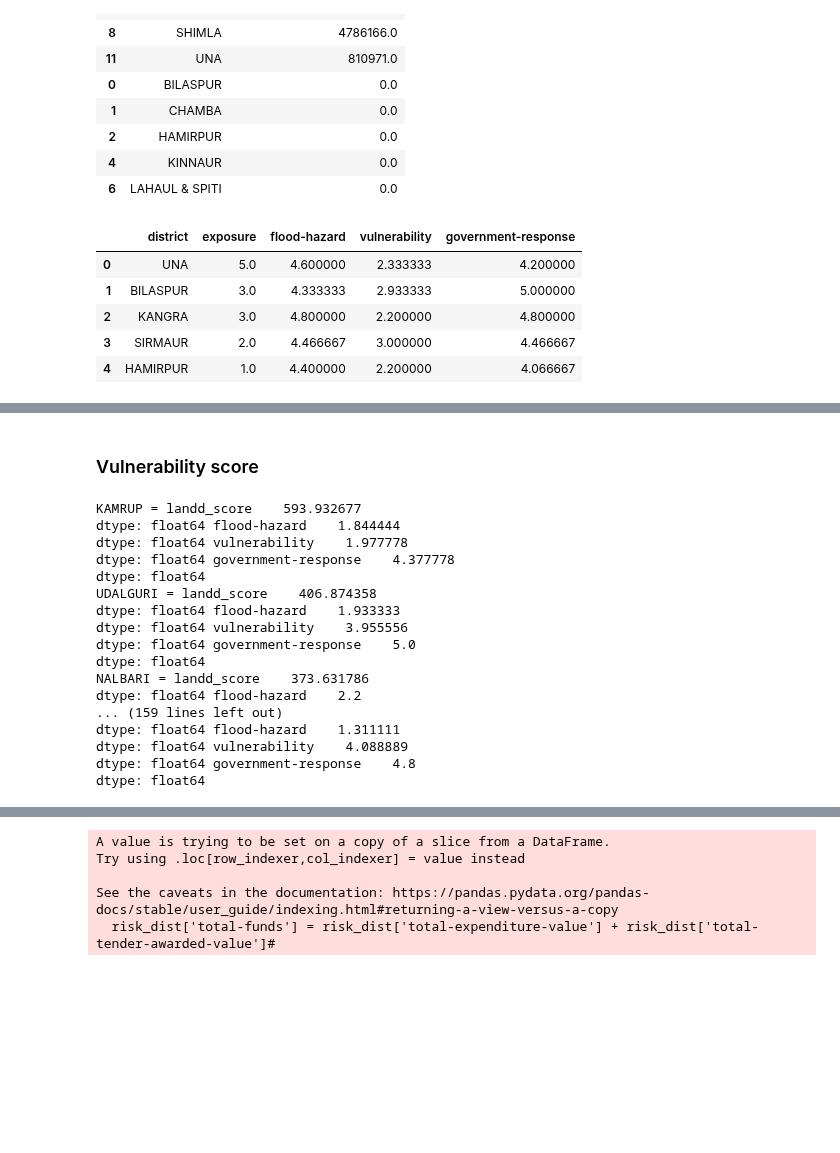
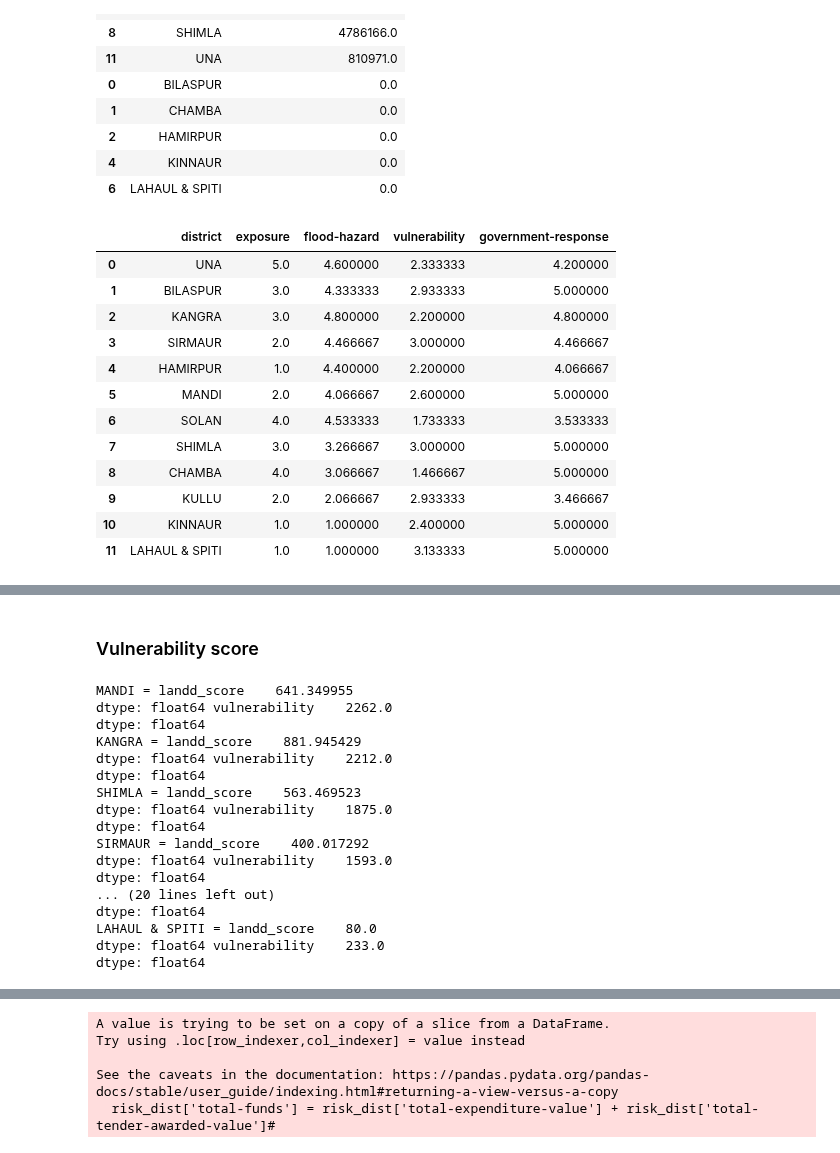
Before and after one commit to CivicDataLab/IDS-DRR-Himachal-Pradesh-Risk-Score-Model, a Jupyter notebook: RiskScoreModel/scripts/top_risk.ipynb, the cells around one changed output, grey strips where cells are left out. Drawn from its saved outputs; the diff is of its cells as text; code cells hidden in the pictures; blank space fills up the shorter version.

Commit message:
Data updates for model run June 9th

```diff
--- a/RiskScoreModel/scripts/top_risk.ipynb
+++ b/RiskScoreModel/scripts/top_risk.ipynb
@@ -25,7 +25,7 @@ dist_risk_sort
 | 4 | KINNAUR | 0.312783 |
 | 6 | LAHAUL & SPITI | 0.310129 |
 # %%
-for n in dist_risk_sort['district'].head(5):
+for n in dist_risk_sort['district']:
     a = risk_dist.loc[risk_dist['district']==n].agg({'exposure':'mean'})
     b = risk_dist.loc[risk_dist['district']==n].agg({'flood-hazard':'mean'})
     c = risk_dist.loc[risk_dist['district']==n].agg({'vulnerability':'mean'})
@@ -132,29 +132,36 @@ indicator_top
 # %%
 # monsoon
 monsoon = risk_dist[risk_dist['timeperiod'].str.split('_').str[1].isin(['06', '07', '08', '09'])]
 monsoon_risk = monsoon.groupby('district').agg({'topsis-score':'mean'}).reset_index()
 monsoon_risk_sort = monsoon_risk.sort_values(by='topsis-score', ascending=False)
 monsoon_risk_csv = []
-for m in monsoon_risk_sort['district'].head(5):
+for m in monsoon_risk_sort['district']:
     a = monsoon.loc[monsoon['district']==m].agg({'exposure':'mean'})
     b = monsoon.loc[monsoon['district']==m].agg({'flood-hazard':'mean'})
     c = monsoon.loc[monsoon['district']==m].agg({'vulnerability':'mean'})
     d = monsoon.loc[monsoon['district']==m].agg({'government-response':'mean'})
     e = monsoon.loc[monsoon['district']==m].agg({'topsis-score':'mean'})
 
     #e = monsoon.loc[monsoon['district']==m].agg({'landd-score':'mean'})
     #print(m , '=' , a,b,c,d)#,e)
     monsoon_risk_csv.append([m, a.values[0], b.values[0], c.values[0], d.values[0]])#, e.values[0]])
 monsoon_risk_csv#.to_csv(r'D:\CivicDataLab_IDS-DRR\IDS-DRR_Github\Deployment\IDS-DRR-Assam-Risk-Model\RiskScoreModel\data\monsoon_risk_district.csv', index=False)
 monsoon_risk_csv = pd.DataFrame(monsoon_risk_csv, columns=['district', 'exposure', 'flood-hazard', 'vulnerability', 'government-response'])
 monsoon_risk_csv#.to_csv(r'D:\CivicDataLab_IDS-DRR\ASDMA Meetings\Pre-monsoon-2025_SDRF\monsoon_risk_district.csv', index=False)
 # %% [output]
 |  | district | exposure | flood-hazard | vulnerability | government-response |
 | 0 | UNA | 5.0 | 4.600000 | 2.333333 | 4.200000 |
 | 1 | BILASPUR | 3.0 | 4.333333 | 2.933333 | 5.000000 |
 | 2 | KANGRA | 3.0 | 4.800000 | 2.200000 | 4.800000 |
 | 3 | SIRMAUR | 2.0 | 4.466667 | 3.000000 | 4.466667 |
 | 4 | HAMIRPUR | 1.0 | 4.400000 | 2.200000 | 4.066667 |
+| 5 | MANDI | 2.0 | 4.066667 | 2.600000 | 5.000000 |
+| 6 | SOLAN | 4.0 | 4.533333 | 1.733333 | 3.533333 |
+| 7 | SHIMLA | 3.0 | 3.266667 | 3.000000 | 5.000000 |
+| 8 | CHAMBA | 4.0 | 3.066667 | 1.466667 | 5.000000 |
+| 9 | KULLU | 2.0 | 2.066667 | 2.933333 | 3.466667 |
+| 10 | KINNAUR | 1.0 | 1.000000 | 2.400000 | 5.000000 |
+| 11 | LAHAUL & SPITI | 1.0 | 1.000000 | 3.133333 | 5.000000 |
 # %%
 for n in monsoon_risk_csv['district'].head(5):
     a = monsoon_risk_csv.loc[monsoon_risk_csv['district']==n].agg({'exposure':'mean'})
@@ -203,29 +212,31 @@ indicator_top
 # %%
-vul = pd.read_csv(r'D:\CivicDataLab_IDS-DRR\IDS-DRR_Github\Deployment\IDS-DRR-Assam-Risk-Model\RiskScoreModel\data\factor_scores_l1_vulnerability.csv')
-vul_monsoon = vul.loc[vul['timeperiod'].str.split('_').str[1].isin(['06', '07', '08', '09'])]
-vul_ranking = vul_monsoon.groupby('district').agg({'landd_score':'sum'}).reset_index()
-vul_ranking = vul_ranking.sort_values(by='landd_score', ascending=False)
+vul = pd.read_csv(r'D:\CivicDataLab_IDS-DRR\IDS-DRR_Github\Deployment\IDS-DRR-Himachal-Pradesh-Risk-Score-Model\RiskScoreModel\data\factor_scores_l1_vulnerability_2.csv')
+#vul_monsoon = vul.loc[vul['timeperiod'].str.split('_').str[1].isin(['06', '07', '08', '09'])]
+#vul_ranking = vul_monsoon.groupby('district').agg({'landd_score':'sum'}).reset_index()
+vul_ranking = vul.groupby('district').agg({'vulnerability':'sum'}).reset_index()
+vul_ranking = vul_ranking.sort_values(by='vulnerability', ascending=False)
 for m in vul_ranking['district']:#.head(10):
     a = vul.loc[vul['district']==m].agg({'landd_score':'sum'})
-    b = risk_dist.loc[risk_dist['district']==m].agg({'flood-hazard':'mean'})
-    c = risk_dist.loc[risk_dist['district']==m].agg({'vulnerability':'mean'})
-    d = risk_dist.loc[risk_dist['district']==m].agg({'government-response':'mean'})
-    print(m , '=' , a,b,c,d)
+    #b = risk_dist.loc[risk_dist['district']==m].agg({'flood-hazard':'mean'})
+    c = vul.loc[vul['district']==m].agg({'vulnerability':'sum'})
+    #d = risk_dist.loc[risk_dist['district']==m].agg({'government-response':'mean'})
+    #print(m , '=' , a,b,c,d)
+    print(m , '=' , a,c)
 # %% [output]
-KAMRUP = landd_score    593.932677
-dtype: float64 flood-hazard    1.844444
-dtype: float64 vulnerability    1.977778
-dtype: float64 government-response    4.377778
+MANDI = landd_score    641.349955
+dtype: float64 vulnerability    2262.0
 dtype: float64
-UDALGURI = landd_score    406.874358
-dtype: float64 flood-hazard    1.933333
-dtype: float64 vulnerability    3.955556
-dtype: float64 government-response    5.0
+KANGRA = landd_score    881.945429
+dtype: float64 vulnerability    2212.0
 dtype: float64
-NALBARI = landd_score    373.631786
-dtype: float64 flood-hazard    2.2
-... (159 lines left out)
-dtype: float64 flood-hazard    1.311111
-dtype: float64 vulnerability    4.088889
-dtype: float64 government-response    4.8
+SHIMLA = landd_score    563.469523
+dtype: float64 vulnerability    1875.0
 dtype: float64
+SIRMAUR = landd_score    400.017292
+dtype: float64 vulnerability    1593.0
+dtype: float64
+... (20 lines left out)
+dtype: float64
+LAHAUL & SPITI = landd_score    80.0
+dtype: float64 vulnerability    233.0
+dtype: float64
```
Also changed, not shown: parts of 4 cells of this notebook, 32 other files.
